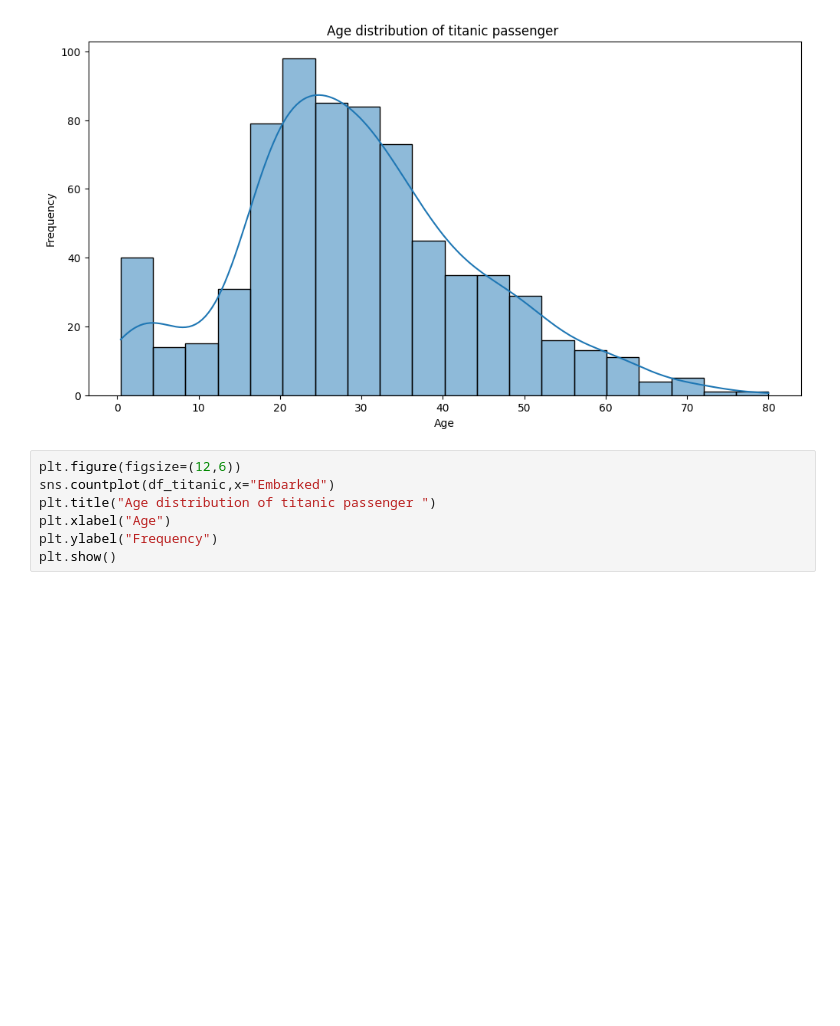
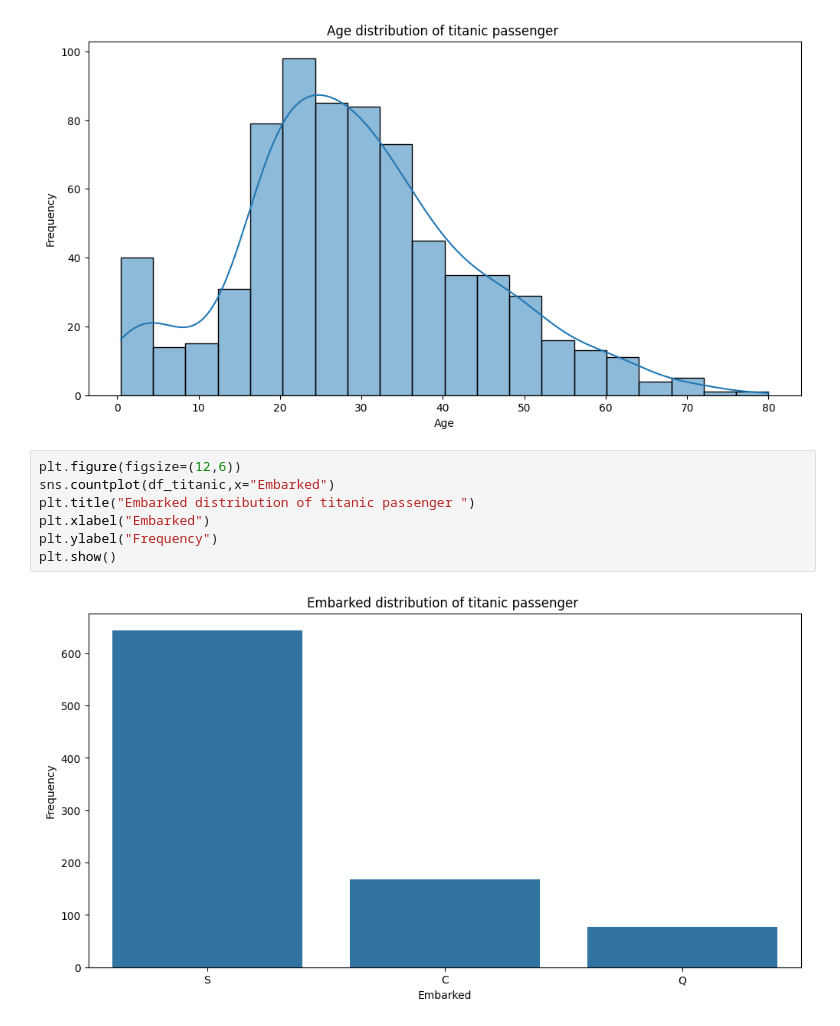
Before and after one commit to shovo896/Data-Preprocessing, a Jupyter notebook: data_preprocessing.ipynb, the cells around one changed output. Drawn from its saved outputs; the diff is of its cells as text; blank space fills up the shorter version.

```diff
--- a/data_preprocessing.ipynb
+++ b/data_preprocessing.ipynb
@@ -64,7 +64,9 @@ plt.show()
 # %%
 plt.figure(figsize=(12,6))
 sns.countplot(df_titanic,x="Embarked")
-plt.title("Age distribution of titanic passenger ")
-plt.xlabel("Age")
+plt.title("Embarked distribution of titanic passenger ")
+plt.xlabel("Embarked")
 plt.ylabel("Frequency")
 plt.show()
+# %% [output]
+[figure, added]
```
